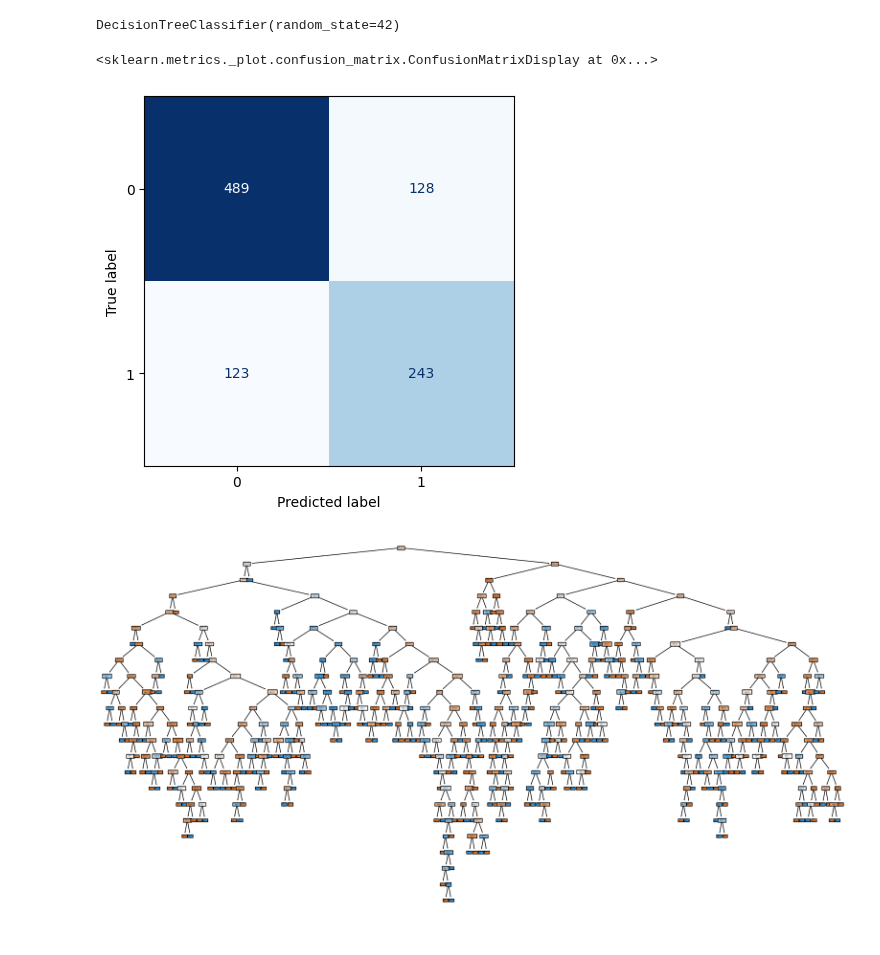
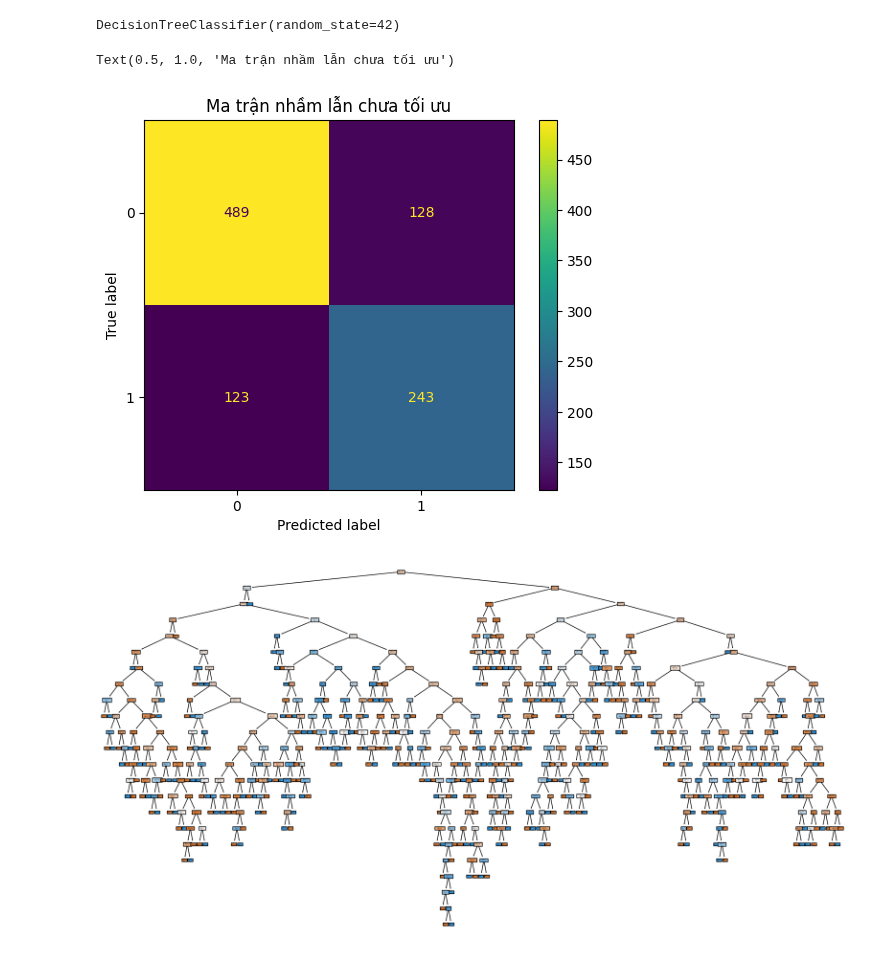
Before and after one commit to A47126/BT-Machine-Learning-Group-7, a Jupyter notebook: water_pota_no_plot.ipynb, the cells around one changed output. Drawn from its saved outputs; the diff is of its cells as text; code cells hidden in the pictures.

```diff
--- a/water_pota_no_plot.ipynb
+++ b/water_pota_no_plot.ipynb
@@ -241,10 +256,11 @@ DecisionTreeClassifier(random_state=42)
 # %%
 y_pred = decision_tree.predict(X_test)
 # %%
-ConfusionMatrixDisplay.from_estimator(decision_tree, X_test, y_test, cmap='Blues', colorbar=False)
+ConfusionMatrixDisplay.from_estimator(decision_tree, X_test, y_test)
+plt.title("Ma trận nhầm lẫn chưa tối ưu")
 # %% [output]
-<sklearn.metrics._plot.confusion_matrix.ConfusionMatrixDisplay at 0x...>
+Text(0.5, 1.0, 'Ma trận nhầm lẫn chưa tối ưu')
-[figure, old version]
+[figure, new version]
 # %%
 plt.figure(figsize=(20,10))
 plot_tree(decision_tree, filled=True, feature_names=df.columns[:-1], class_names=['0', '1'])
```
Also changed, not shown: parts of 3 cells of this notebook.
